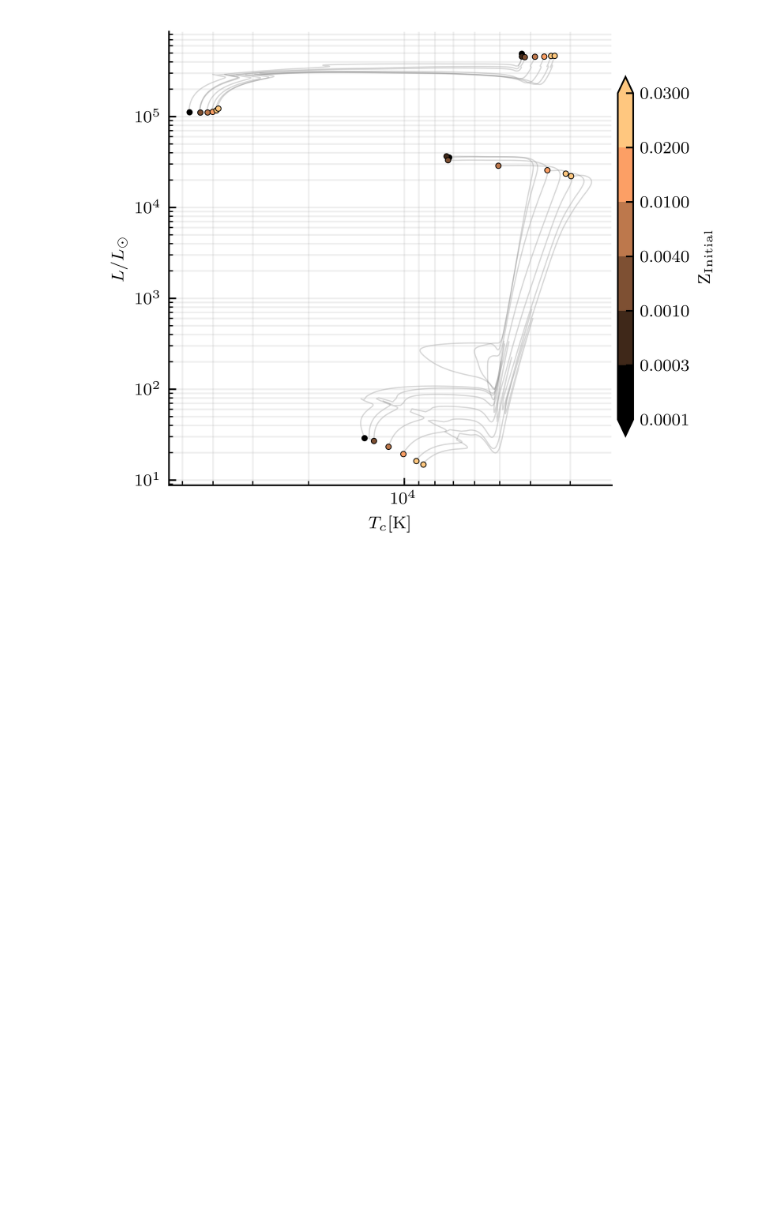
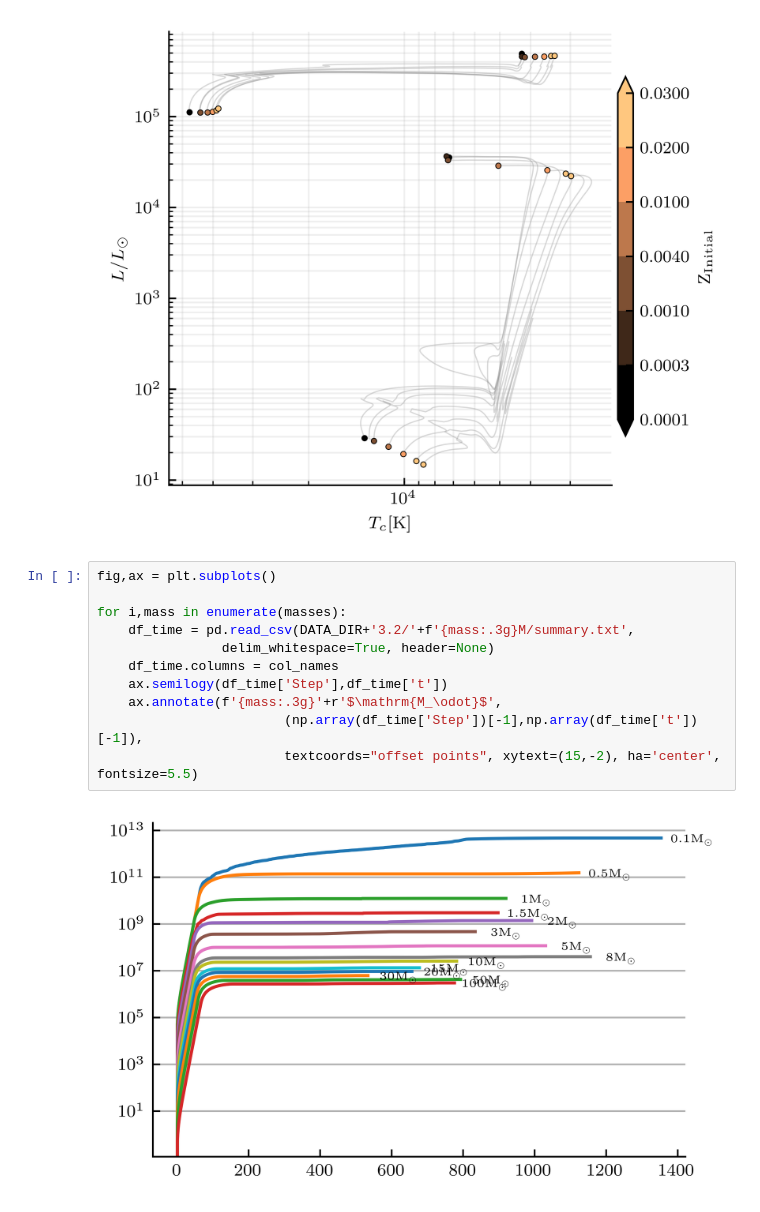
Before and after one commit to JeppJeppsson/Stellar_project, a Jupyter notebook: 3.2.ipynb, the cells around one changed output. Drawn from its saved outputs; the diff is of its cells as text; blank space fills up the shorter version.

```diff
--- a/3.2.ipynb
+++ b/3.2.ipynb
@@ -199,3 +203,16 @@ metallicities = np.array([0.0001,0.0003,0.001,0.004,0.01,0.02,0.03])
 HR_plot_metal(metallicities,time_frac)
 # %% [output]
 [figure]
+# %%
+fig,ax = plt.subplots()
+
+for i,mass in enumerate(masses):
+    df_time = pd.read_csv(DATA_DIR+'3.2/'+f'{mass:.3g}M/summary.txt',
+                delim_whitespace=True, header=None)
+    df_time.columns = col_names
+    ax.semilogy(df_time['Step'],df_time['t'])
+    ax.annotate(f'{mass:.3g}'+r'$\mathrm{M_\odot}$',
+                        (np.array(df_time['Step'])[-1],np.array(df_time['t'])[-1]),
+                        textcoords="offset points", xytext=(15,-2), ha='center', fontsize=5.5)
+# %% [output]
+[figure, added]
```
Also changed, not shown: parts of 1 cell of this notebook.
